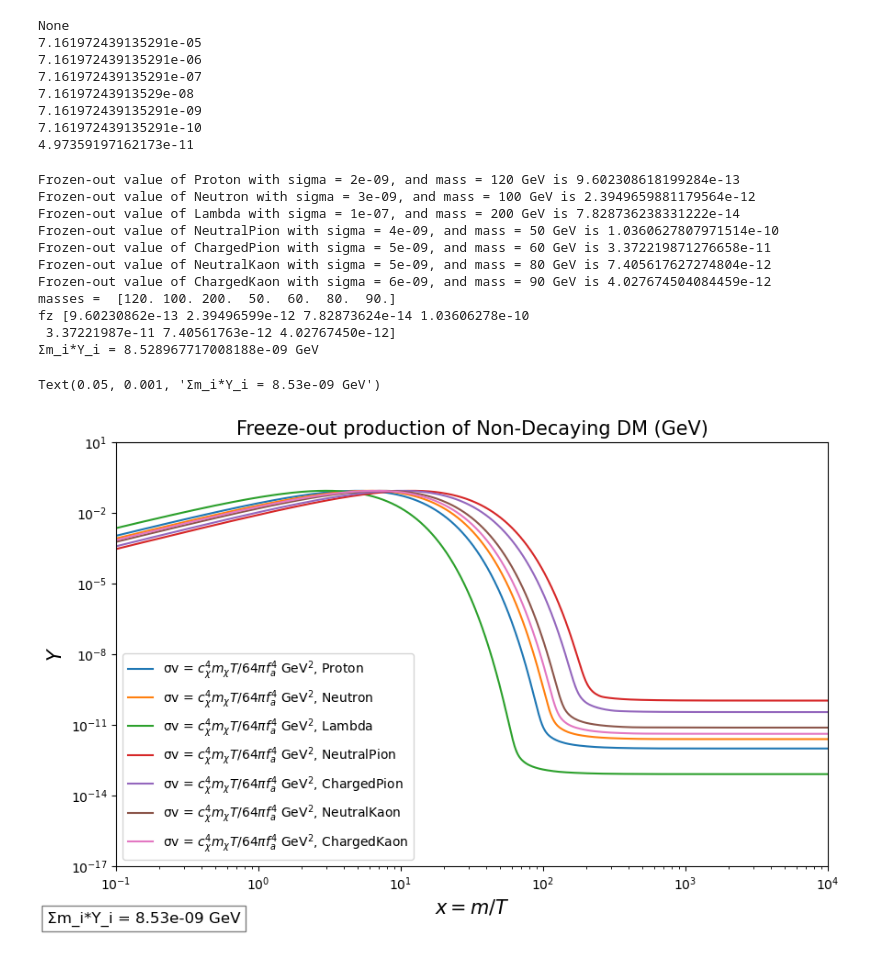
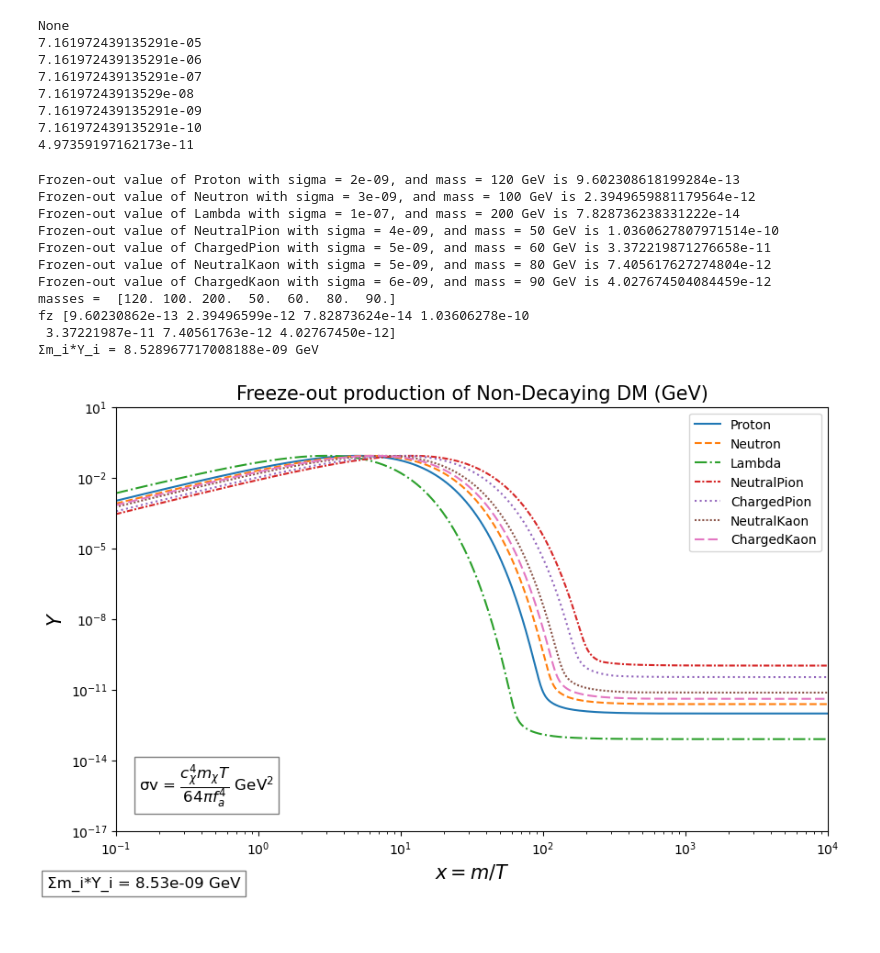
Before and after one commit to IgalPress/Thesis, a Jupyter notebook: FreezeOutCode.ipynb, the cells around one changed output. Saved outputs shown, nothing was run; the diff lists cells and outputs as text; code cells hidden in the pictures.

```diff
--- a/FreezeOutCode.ipynb
+++ b/FreezeOutCode.ipynb
@@ -97,39 +96,40 @@ for particle in particles:
 
     print(f'Frozen-out value of {particle} with sigma = {cross_section}, and mass = {mass} GeV is {Y_values[-1]}')
 
-    plt.loglog(sol.t, Y_values, label=f'σv = $c_χ^4m_χT/64πf_a^4 $ GeV$^{2}$, {particle}')
+    plt.loglog(sol.t, Y_values, label=f'{particle}',linestyle=linestyles.get(particle, "-"))
 
     FreezeOutNumber = np.append(FreezeOutNumber, Y_values[-1])
     masses = np.append(masses, mass)
 
 print('masses = ', masses)
 print('fz', FreezeOutNumber)
 print(f'Σm_i*Y_i = {np.sum(np.multiply(masses,FreezeOutNumber))} GeV')
 
 
+plt.gcf().text(0.15, 0.15, r"σv = $\dfrac{c_{χ}^{4} m_χT}{64πf_a^4} $ GeV$^{2}$", fontsize=12, ha='left', va='bottom', bbox=dict(facecolor='white', alpha=0.5))
+
 plt.ylim(1E-17,10)
 plt.xlim(0.1,x_max)
 plt.xlabel('$x = m/T$', size= 15)
 plt.ylabel('$Y$', size= 15)
 plt.title('Freeze-out production of Non-Decaying DM (GeV)', size= 15)
 plt.legend()
 plt.gcf().text(0.05, 0.001, f"Σm_i*Y_i = {format(np.sum(np.multiply(masses, FreezeOutNumber)), '.2e')} GeV", fontsize=12, ha='left', va='bottom', bbox=dict(facecolor='white', alpha=0.5))
 #plt.show()
-#plt.savefig('NonDecayingFreezeOut.png', facecolor = 'w')
+plt.savefig('NonDecayingFreezeOut.png', facecolor = 'w')
 # %% [output]
 Frozen-out value of Proton with sigma = 2e-09, and mass = 120 GeV is 9.602308618199284e-13
 Frozen-out value of Neutron with sigma = 3e-09, and mass = 100 GeV is 2.3949659881179564e-12
 Frozen-out value of Lambda with sigma = 1e-07, and mass = 200 GeV is 7.828736238331222e-14
 Frozen-out value of NeutralPion with sigma = 4e-09, and mass = 50 GeV is 1.0360627807971514e-10
 Frozen-out value of ChargedPion with sigma = 5e-09, and mass = 60 GeV is 3.372219871276658e-11
 Frozen-out value of NeutralKaon with sigma = 5e-09, and mass = 80 GeV is 7.405617627274804e-12
 Frozen-out value of ChargedKaon with sigma = 6e-09, and mass = 90 GeV is 4.027674504084459e-12
 masses =  [120. 100. 200.  50.  60.  80.  90.]
 fz [9.60230862e-13 2.39496599e-12 7.82873624e-14 1.03606278e-10
  3.37221987e-11 7.40561763e-12 4.02767450e-12]
 Σm_i*Y_i = 8.528967717008188e-09 GeV
-Text(0.05, 0.001, 'Σm_i*Y_i = 8.53e-09 GeV')
-[figure, old version]
+[figure, new version]
 # %%
 
 """
```
Also changed, not shown: parts of 1 cell of this notebook, 1 other file.
